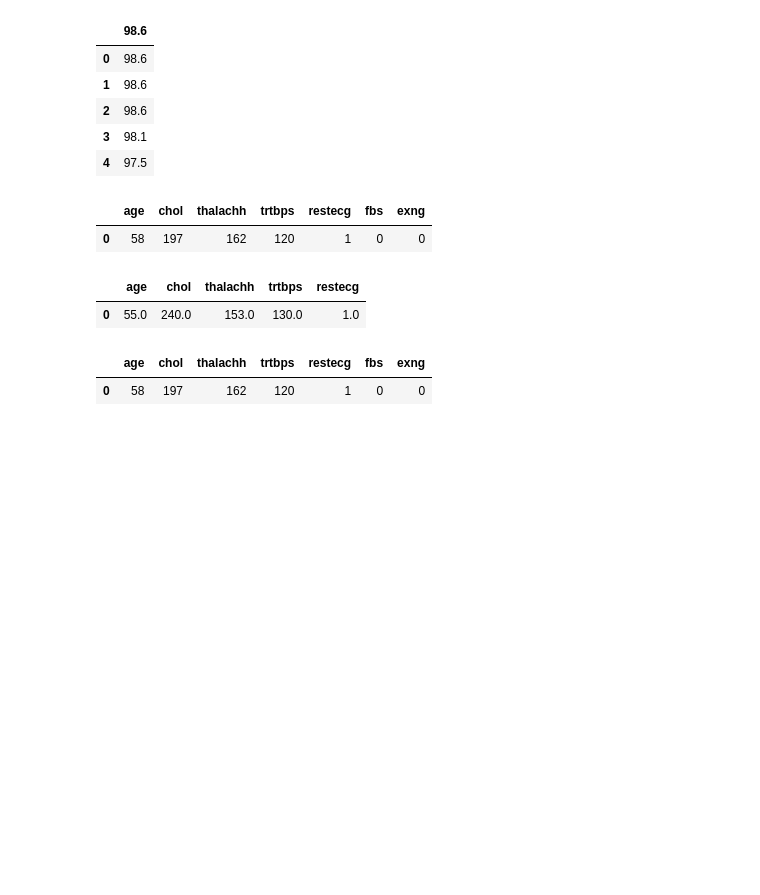
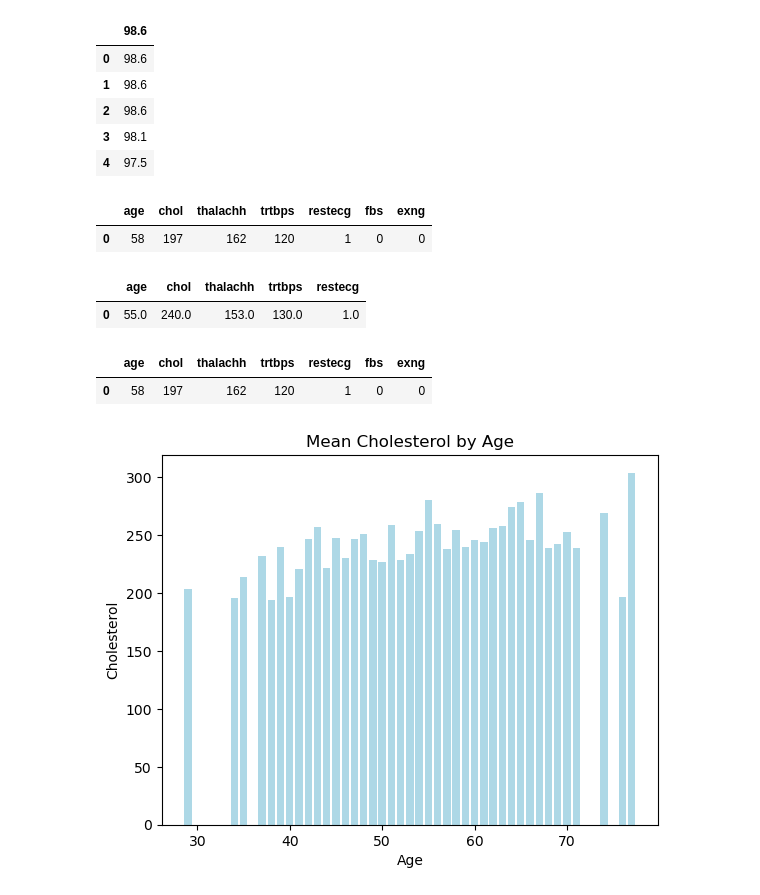
Before and after one commit to gustavopin/HeartAttackAnalysis, a Jupyter notebook: analysis.ipynb, the cells around one changed output. Cells and saved outputs as stored; diff of their text form; code cells hidden in the pictures; blank space fills up the shorter version.

Commit message:
added some bar graphs for age and other variables

```diff
--- a/analysis.ipynb
+++ b/analysis.ipynb
@@ -7,6 +8,13 @@ import statistics
 data_gen = pd.read_csv('Data/heart.csv')
 data_o2 = pd.read_csv('Data/o2Saturation.csv')
 # %%
+# creating a list to give a number for each person
+# this will be used for identification
+person = list(range(1, 304))
+
+# inserting person id
+data_gen['id'] = person
+
 # Creating a reference table for data_gen
 data_gen.head(5)
 # %% [output]
@@ -114,3 +122,21 @@ df_modes.head()
 # %% [output]
 |  | age | chol | thalachh | trtbps | restecg | fbs | exng |
 | 0 | 58 | 197 | 162 | 120 | 1 | 0 | 0 |
+# %%
+#creating a dataframe to compare age and chol
+group1 = pd.DataFrame({
+    'age' : data_gen['age'],
+    'chol' : data_gen['chol']
+})
+
+# grouping the 'age'
+values1 = group1.groupby('age')['chol'].mean()
+# %%
+# graph 1 for age x cholesterol
+plt.bar(values1.index, values1.values, color = 'lightblue')
+plt.xlabel('Age')
+plt.ylabel('Cholesterol')
+plt.title('Mean Cholesterol by Age')
+plt.show()
+# %% [output]
+[figure, added]
```
Also changed, not shown: parts of 6 cells of this notebook.
